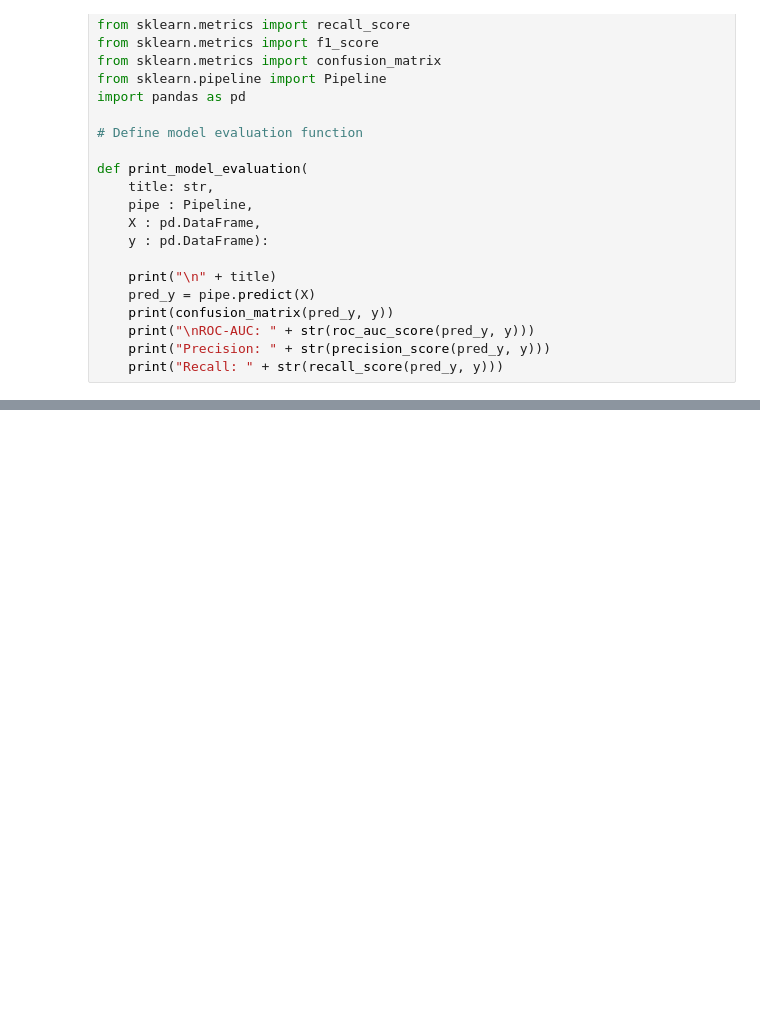
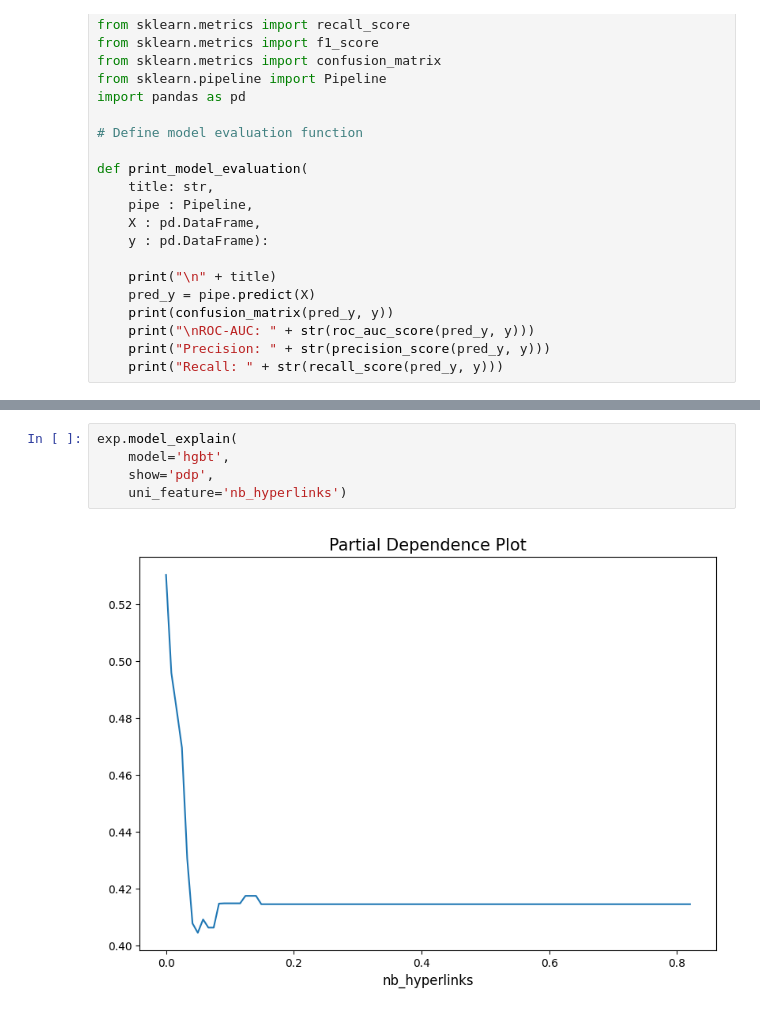
Before and after one commit to neal-logan/dsba6211-summer2024, a Jupyter notebook: nophishing/02_modeling.ipynb, the cells around one changed output, grey strips where cells are left out. Saved outputs shown, nothing was run; the diff lists cells and outputs as text; blank space fills up the shorter version.

```diff
--- a/nophishing/02_modeling.ipynb
+++ b/nophishing/02_modeling.ipynb
@@ -190,0 +317,7 @@ Recall: 0.967866323907455
+# %%
+exp.model_explain(
+    model='hgbt',
+    show='pdp',
+    uni_feature='nb_hyperlinks')
+# %% [output]
+[figure, added]
```
Also changed, not shown: parts of 72 cells of this notebook.
